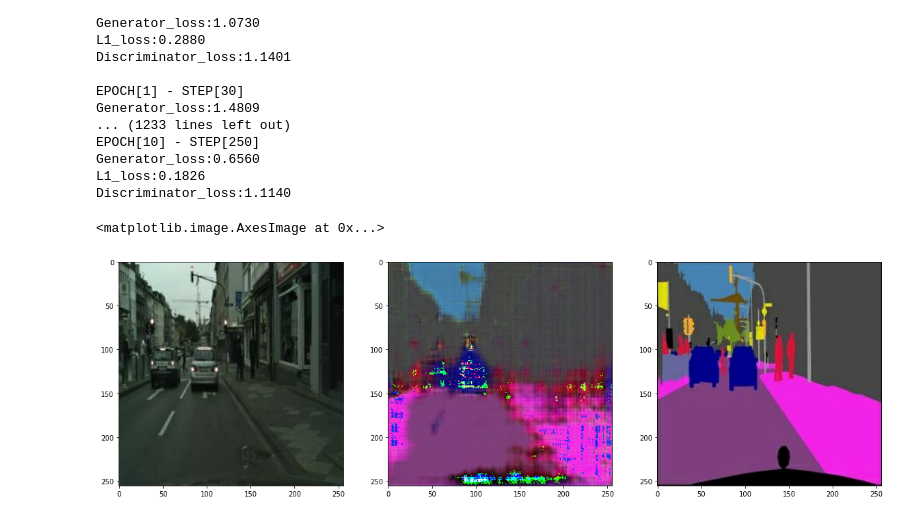
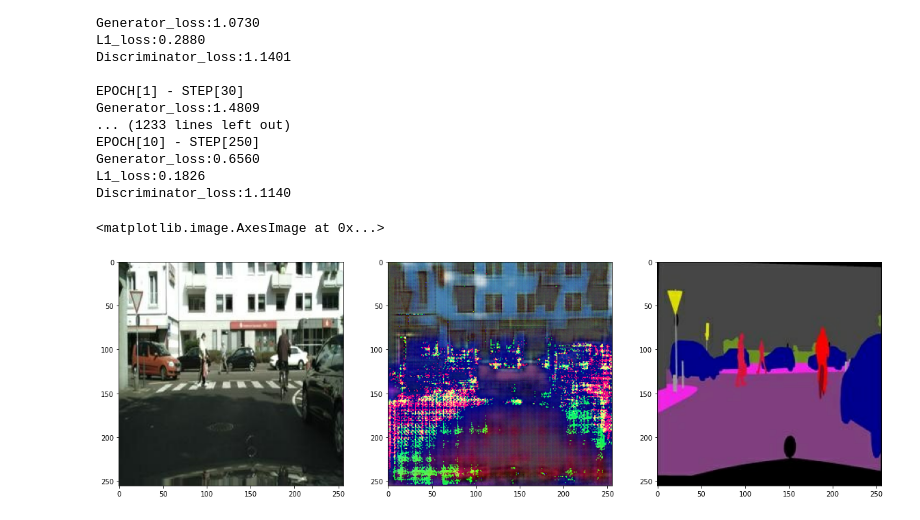
Before and after one commit to comcomet/first-repository, a Jupyter notebook: E24/E24_seg.ipynb, the cells around one changed output. Cells and saved outputs as stored; diff of their text form; code cells hidden in the pictures.

```diff
--- a/E24/E24_seg.ipynb
+++ b/E24/E24_seg.ipynb
@@ -921,18 +935,22 @@ Generator_loss:0.6560
 L1_loss:0.1826
 Discriminator_loss:1.1140
 # %%
-test_ind = 1
+data_path = os.getenv('HOME')+'/aiffel/conditional_generation/cityscapes/val/'
+
+
+
+test_ind = 3
 
 f = data_path + os.listdir(data_path)[test_ind]
 sketch, colored = load_img(f)
 
 pred = generator(tf.expand_dims(sketch, 0))
 pred = denormalize(pred)
 
 plt.figure(figsize=(20,10))
 plt.subplot(1,3,1); plt.imshow(denormalize(sketch))
 plt.subplot(1,3,2); plt.imshow(pred[0])
 plt.subplot(1,3,3); plt.imshow(denormalize(colored))
 # %% [output]
 <matplotlib.image.AxesImage at 0x...>
-[figure, old version]
+[figure, new version]
```
Also changed, not shown: parts of 1 cell of this notebook, 1 other file.
